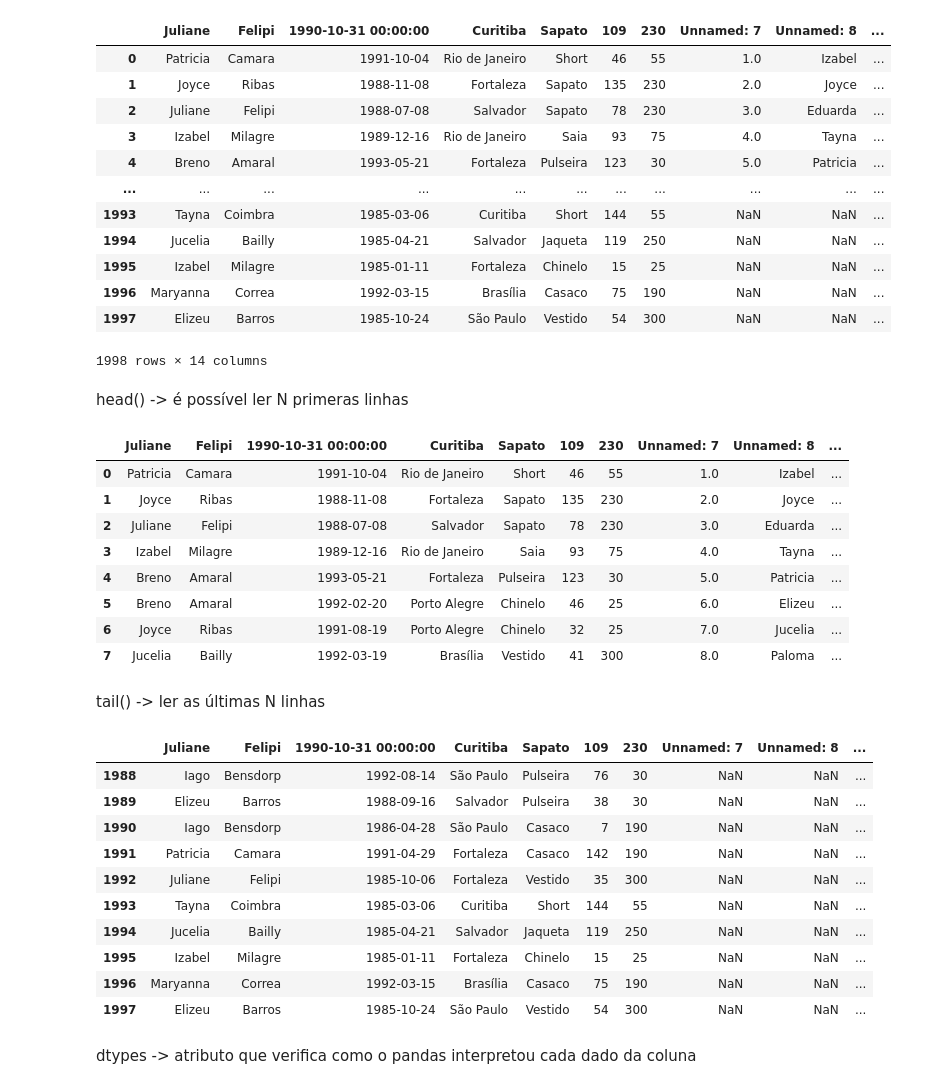
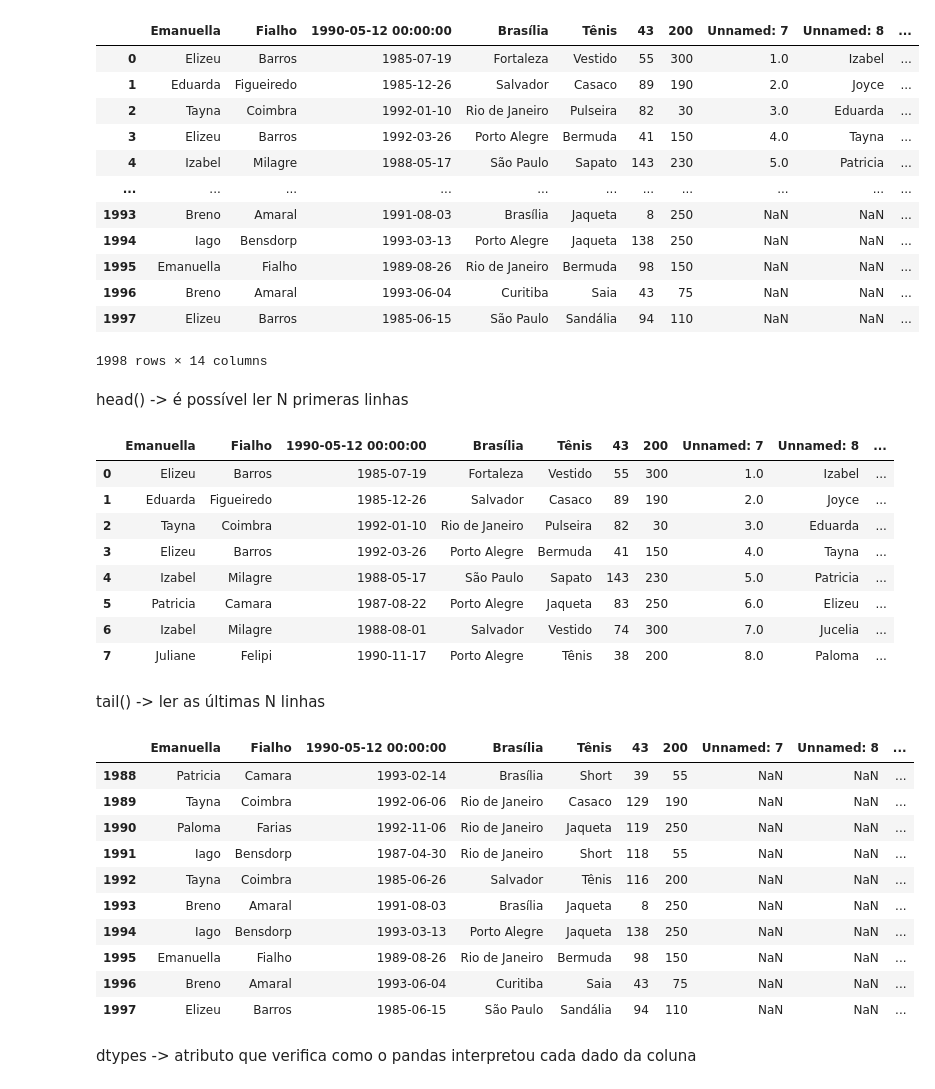
Before and after one commit to HenryJoseHenriques/Professional-Python-Learning, a Jupyter notebook: Pandas/learning/001_How_do_I_read_and_write_tabular_data/file.ipynb, the cells around one changed output. Cells and saved outputs as stored; diff of their text form; code cells hidden in the pictures.

```diff
--- a/Pandas/learning/001_How_do_I_read_and_write_tabular_data/file.ipynb
+++ b/Pandas/learning/001_How_do_I_read_and_write_tabular_data/file.ipynb
@@ -5,54 +5,54 @@
 # %%
 import pandas as pd
 
-sell = pd.read_excel("../../dataFrames/sell_base.xlsx") # ../.. garante que vc suba dois níveis
+sell = pd.read_excel("../../dataFrames/sales_base.xlsx") # ../.. garante que vc suba dois níveis
 #naturalmente, existe também leitura de arquivos json, csv, html, SQl, dentre outros...
 
 sell
 # %% [output]
-|  | Juliane | Felipi | 1990-10-31 00:00:00 | Curitiba | Sapato | 109 | 230 | Unnamed: 7 | Unnamed: 8 | ... |
-| 0 | Patricia | Camara | 1991-10-04 | Rio de Janeiro | Short | 46 | 55 | 1.0 | Izabel | ... |
-| 1 | Joyce | Ribas | 1988-11-08 | Fortaleza | Sapato | 135 | 230 | 2.0 | Joyce | ... |
-| 2 | Juliane | Felipi | 1988-07-08 | Salvador | Sapato | 78 | 230 | 3.0 | Eduarda | ... |
-| 3 | Izabel | Milagre | 1989-12-16 | Rio de Janeiro | Saia | 93 | 75 | 4.0 | Tayna | ... |
-| 4 | Breno | Amaral | 1993-05-21 | Fortaleza | Pulseira | 123 | 30 | 5.0 | Patricia | ... |
+|  | Emanuella | Fialho | 1990-05-12 00:00:00 | Brasília | Tênis | 43 | 200 | Unnamed: 7 | Unnamed: 8 | ... |
+| 0 | Elizeu | Barros | 1985-07-19 | Fortaleza | Vestido | 55 | 300 | 1.0 | Izabel | ... |
+| 1 | Eduarda | Figueiredo | 1985-12-26 | Salvador | Casaco | 89 | 190 | 2.0 | Joyce | ... |
+| 2 | Tayna | Coimbra | 1992-01-10 | Rio de Janeiro | Pulseira | 82 | 30 | 3.0 | Eduarda | ... |
+| 3 | Elizeu | Barros | 1992-03-26 | Porto Alegre | Bermuda | 41 | 150 | 4.0 | Tayna | ... |
+| 4 | Izabel | Milagre | 1988-05-17 | São Paulo | Sapato | 143 | 230 | 5.0 | Patricia | ... |
 | ... | ... | ... | ... | ... | ... | ... | ... | ... | ... | ... |
-| 1993 | Tayna | Coimbra | 1985-03-06 | Curitiba | Short | 144 | 55 | NaN | NaN | ... |
-| 1994 | Jucelia | Bailly | 1985-04-21 | Salvador | Jaqueta | 119 | 250 | NaN | NaN | ... |
-| 1995 | Izabel | Milagre | 1985-01-11 | Fortaleza | Chinelo | 15 | 25 | NaN | NaN | ... |
-| 1996 | Maryanna | Correa | 1992-03-15 | Brasília | Casaco | 75 | 190 | NaN | NaN | ... |
-| 1997 | Elizeu | Barros | 1985-10-24 | São Paulo | Vestido | 54 | 300 | NaN | NaN | ... |
+| 1993 | Breno | Amaral | 1991-08-03 | Brasília | Jaqueta | 8 | 250 | NaN | NaN | ... |
+| 1994 | Iago | Bensdorp | 1993-03-13 | Porto Alegre | Jaqueta | 138 | 250 | NaN | NaN | ... |
+| 1995 | Emanuella | Fialho | 1989-08-26 | Rio de Janeiro | Bermuda | 98 | 150 | NaN | NaN | ... |
+| 1996 | Breno | Amaral | 1993-06-04 | Curitiba | Saia | 43 | 75 | NaN | NaN | ... |
+| 1997 | Elizeu | Barros | 1985-06-15 | São Paulo | Sandália | 94 | 110 | NaN | NaN | ... |
 1998 rows × 14 columns
 # %% [markdown]
 head() -> é possível ler N primeras linhas
 # %%
 sell.head(8)
 # %% [output]
-|  | Juliane | Felipi | 1990-10-31 00:00:00 | Curitiba | Sapato | 109 | 230 | Unnamed: 7 | Unnamed: 8 | ... |
-| 0 | Patricia | Camara | 1991-10-04 | Rio de Janeiro | Short | 46 | 55 | 1.0 | Izabel | ... |
-| 1 | Joyce | Ribas | 1988-11-08 | Fortaleza | Sapato | 135 | 230 | 2.0 | Joyce | ... |
-| 2 | Juliane | Felipi | 1988-07-08 | Salvador | Sapato | 78 | 230 | 3.0 | Eduarda | ... |
-| 3 | Izabel | Milagre | 1989-12-16 | Rio de Janeiro | Saia | 93 | 75 | 4.0 | Tayna | ... |
-| 4 | Breno | Amaral | 1993-05-21 | Fortaleza | Pulseira | 123 | 30 | 5.0 | Patricia | ... |
-| 5 | Breno | Amaral | 1992-02-20 | Porto Alegre | Chinelo | 46 | 25 | 6.0 | Elizeu | ... |
-| 6 | Joyce | Ribas | 1991-08-19 | Porto Alegre | Chinelo | 32 | 25 | 7.0 | Jucelia | ... |
-| 7 | Jucelia | Bailly | 1992-03-19 | Brasília | Vestido | 41 | 300 | 8.0 | Paloma | ... |
+|  | Emanuella | Fialho | 1990-05-12 00:00:00 | Brasília | Tênis | 43 | 200 | Unnamed: 7 | Unnamed: 8 | ... |
+| 0 | Elizeu | Barros | 1985-07-19 | Fortaleza | Vestido | 55 | 300 | 1.0 | Izabel | ... |
+| 1 | Eduarda | Figueiredo | 1985-12-26 | Salvador | Casaco | 89 | 190 | 2.0 | Joyce | ... |
+| 2 | Tayna | Coimbra | 1992-01-10 | Rio de Janeiro | Pulseira | 82 | 30 | 3.0 | Eduarda | ... |
+| 3 | Elizeu | Barros | 1992-03-26 | Porto Alegre | Bermuda | 41 | 150 | 4.0 | Tayna | ... |
+| 4 | Izabel | Milagre | 1988-05-17 | São Paulo | Sapato | 143 | 230 | 5.0 | Patricia | ... |
+| 5 | Patricia | Camara | 1987-08-22 | Porto Alegre | Jaqueta | 83 | 250 | 6.0 | Elizeu | ... |
+| 6 | Izabel | Milagre | 1988-08-01 | Salvador | Vestido | 74 | 300 | 7.0 | Jucelia | ... |
+| 7 | Juliane | Felipi | 1990-11-17 | Porto Alegre | Tênis | 38 | 200 | 8.0 | Paloma | ... |
 # %% [markdown]
 tail() -> ler as últimas N linhas
 # %%
 sell.tail(10)
 # %% [output]
-|  | Juliane | Felipi | 1990-10-31 00:00:00 | Curitiba | Sapato | 109 | 230 | Unnamed: 7 | Unnamed: 8 | ... |
-| 1988 | Iago | Bensdorp | 1992-08-14 | São Paulo | Pulseira | 76 | 30 | NaN | NaN | ... |
-| 1989 | Elizeu | Barros | 1988-09-16 | Salvador | Pulseira | 38 | 30 | NaN | NaN | ... |
-| 1990 | Iago | Bensdorp | 1986-04-28 | São Paulo | Casaco | 7 | 190 | NaN | NaN | ... |
-| 1991 | Patricia | Camara | 1991-04-29 | Fortaleza | Casaco | 142 | 190 | NaN | NaN | ... |
-| 1992 | Juliane | Felipi | 1985-10-06 | Fortaleza | Vestido | 35 | 300 | NaN | NaN | ... |
-| 1993 | Tayna | Coimbra | 1985-03-06 | Curitiba | Short | 144 | 55 | NaN | NaN | ... |
-| 1994 | Jucelia | Bailly | 1985-04-21 | Salvador | Jaqueta | 119 | 250 | NaN | NaN | ... |
-| 1995 | Izabel | Milagre | 1985-01-11 | Fortaleza | Chinelo | 15 | 25 | NaN | NaN | ... |
-| 1996 | Maryanna | Correa | 1992-03-15 | Brasília | Casaco | 75 | 190 | NaN | NaN | ... |
-| 1997 | Elizeu | Barros | 1985-10-24 | São Paulo | Vestido | 54 | 300 | NaN | NaN | ... |
+|  | Emanuella | Fialho | 1990-05-12 00:00:00 | Brasília | Tênis | 43 | 200 | Unnamed: 7 | Unnamed: 8 | ... |
+| 1988 | Patricia | Camara | 1993-02-14 | Brasília | Short | 39 | 55 | NaN | NaN | ... |
+| 1989 | Tayna | Coimbra | 1992-06-06 | Rio de Janeiro | Casaco | 129 | 190 | NaN | NaN | ... |
+| 1990 | Paloma | Farias | 1992-11-06 | Rio de Janeiro | Jaqueta | 119 | 250 | NaN | NaN | ... |
+| 1991 | Iago | Bensdorp | 1987-04-30 | Rio de Janeiro | Short | 118 | 55 | NaN | NaN | ... |
+| 1992 | Tayna | Coimbra | 1985-06-26 | Salvador | Tênis | 116 | 200 | NaN | NaN | ... |
+| 1993 | Breno | Amaral | 1991-08-03 | Brasília | Jaqueta | 8 | 250 | NaN | NaN | ... |
+| 1994 | Iago | Bensdorp | 1993-03-13 | Porto Alegre | Jaqueta | 138 | 250 | NaN | NaN | ... |
+| 1995 | Emanuella | Fialho | 1989-08-26 | Rio de Janeiro | Bermuda | 98 | 150 | NaN | NaN | ... |
+| 1996 | Breno | Amaral | 1993-06-04 | Curitiba | Saia | 43 | 75 | NaN | NaN | ... |
+| 1997 | Elizeu | Barros | 1985-06-15 | São Paulo | Sandália | 94 | 110 | NaN | NaN | ... |
 # %% [markdown]
 dtypes -> atributo que verifica como o pandas interpretou cada dado da coluna
 # %%
```
Also changed, not shown: parts of 2 cells of this notebook, 5 other files.
